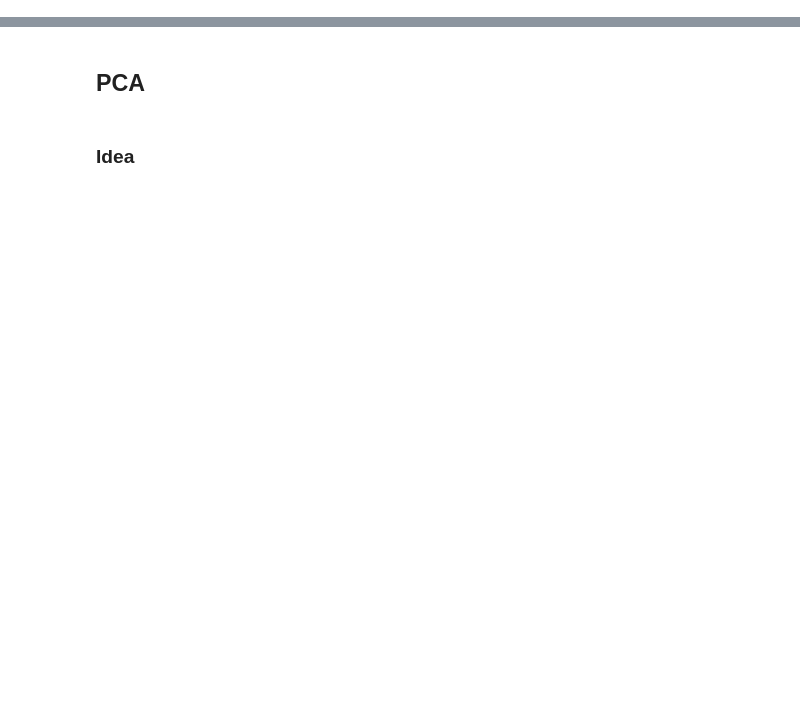
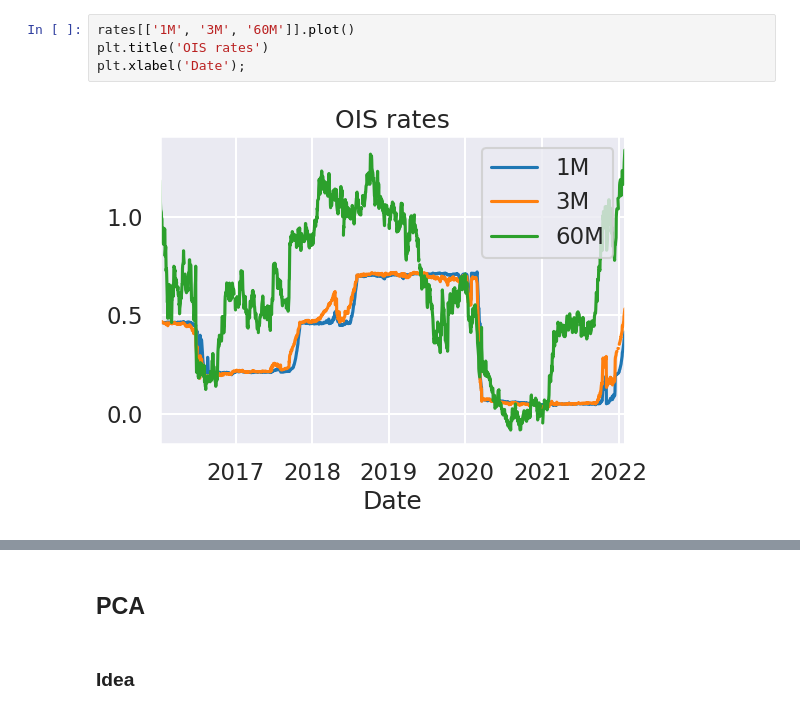
Before and after one commit to PiotMik/CaseWeek, a Jupyter notebook: 002_Code/OIS_Curve_modelling.ipynb, the cells around one changed output, grey strips where cells are left out. Saved outputs shown, nothing was run; the diff lists cells and outputs as text; blank space fills up the shorter version.

```diff
--- a/002_Code/OIS_Curve_modelling.ipynb
+++ b/002_Code/OIS_Curve_modelling.ipynb
@@ -89 +53,7 @@ plt.xlabel('Date');
+# %%
+rates[['1M', '3M', '60M']].plot()
+plt.title('OIS rates')
+plt.xlabel('Date');
+# %% [output]
+[figure, added]
 # %%
```
Also changed, not shown: parts of 32 cells of this notebook.
